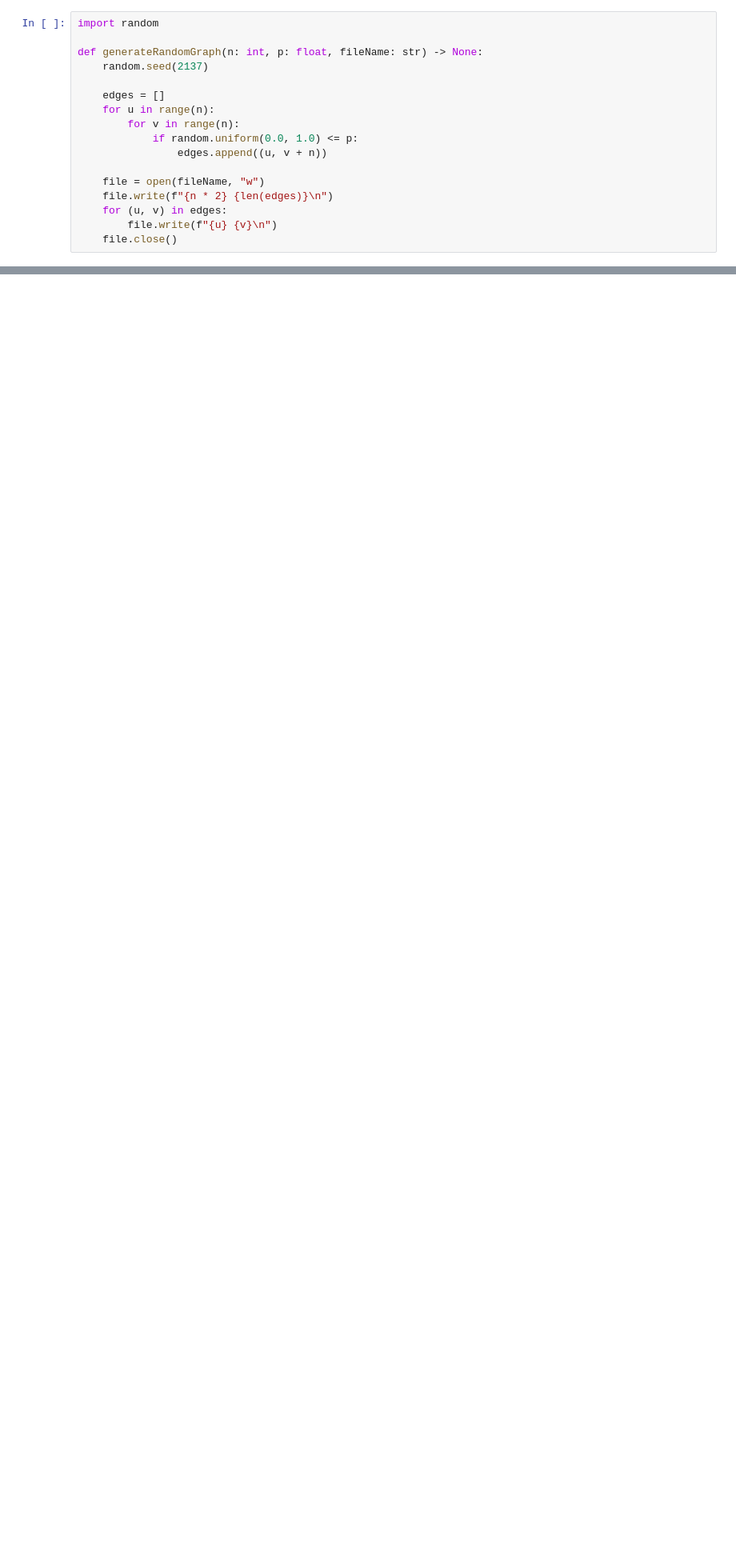
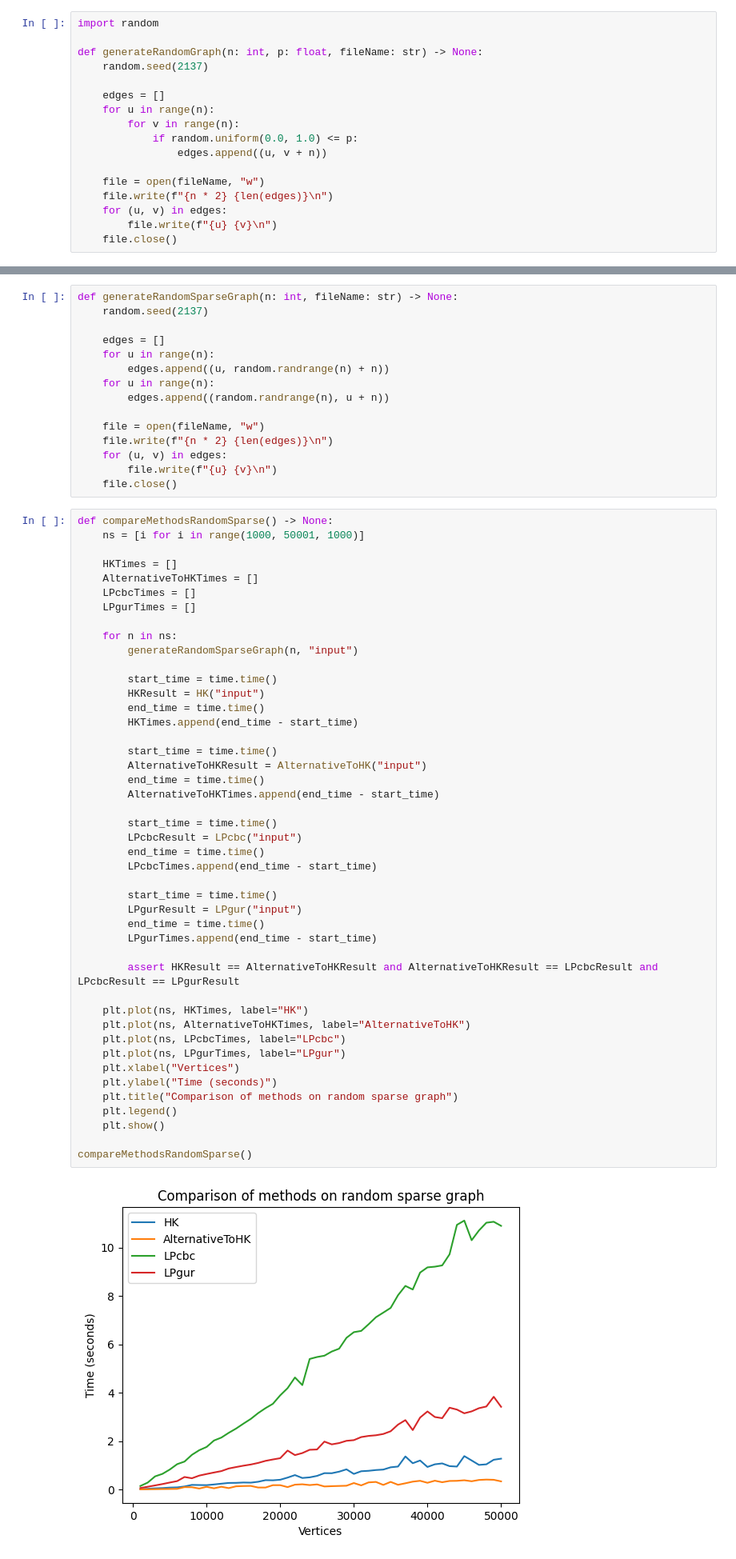
Before and after one commit to wawszczakd/ALG-assignments, a Jupyter notebook: assignment-2/dw440014.ipynb, the cells around one changed output, grey strips where cells are left out. Shown at 80% size. Cells and saved outputs as stored; diff of their text form; blank space fills up the shorter version.

Commit message:
Another comparison

```diff
--- a/assignment-2/dw440014.ipynb
+++ b/assignment-2/dw440014.ipynb
@@ -306,0 +307,62 @@ compareMethodsHKWorst()
+# %%
+def generateRandomSparseGraph(n: int, fileName: str) -> None:
+	random.seed(2137)
+
+	edges = []
+	for u in range(n):
+		edges.append((u, random.randrange(n) + n))
+	for u in range(n):
+		edges.append((random.randrange(n), u + n))
+
+	file = open(fileName, "w")
+	file.write(f"{n * 2} {len(edges)}\n")
+	for (u, v) in edges:
+		file.write(f"{u} {v}\n")
+	file.close()
+# %%
+def compareMethodsRandomSparse() -> None:
+	ns = [i for i in range(1000, 50001, 1000)]
+
+	HKTimes = []
+	AlternativeToHKTimes = []
+	LPcbcTimes = []
+	LPgurTimes = []
+
+	for n in ns:
+		generateRandomSparseGraph(n, "input")
+
+		start_time = time.time()
+		HKResult = HK("input")
+		end_time = time.time()
+		HKTimes.append(end_time - start_time)
+
+		start_time = time.time()
+		AlternativeToHKResult = AlternativeToHK("input")
+		end_time = time.time()
+		AlternativeToHKTimes.append(end_time - start_time)
+
+		start_time = time.time()
+		LPcbcResult = LPcbc("input")
+		end_time = time.time()
+		LPcbcTimes.append(end_time - start_time)
+
+		start_time = time.time()
+		LPgurResult = LPgur("input")
+		end_time = time.time()
+		LPgurTimes.append(end_time - start_time)
+
+		assert HKResult == AlternativeToHKResult and AlternativeToHKResult == LPcbcResult and LPcbcResult == LPgurResult
+
+	plt.plot(ns, HKTimes, label="HK")
+	plt.plot(ns, AlternativeToHKTimes, label="AlternativeToHK")
+	plt.plot(ns, LPcbcTimes, label="LPcbc")
+	plt.plot(ns, LPgurTimes, label="LPgur")
+	plt.xlabel("Vertices")
+	plt.ylabel("Time (seconds)")
+	plt.title("Comparison of methods on random sparse graph")
+	plt.legend()
+	plt.show()
+
+compareMethodsRandomSparse()
+# %% [output]
+[figure, added]
```
Also changed, not shown: parts of 2 cells of this notebook.
